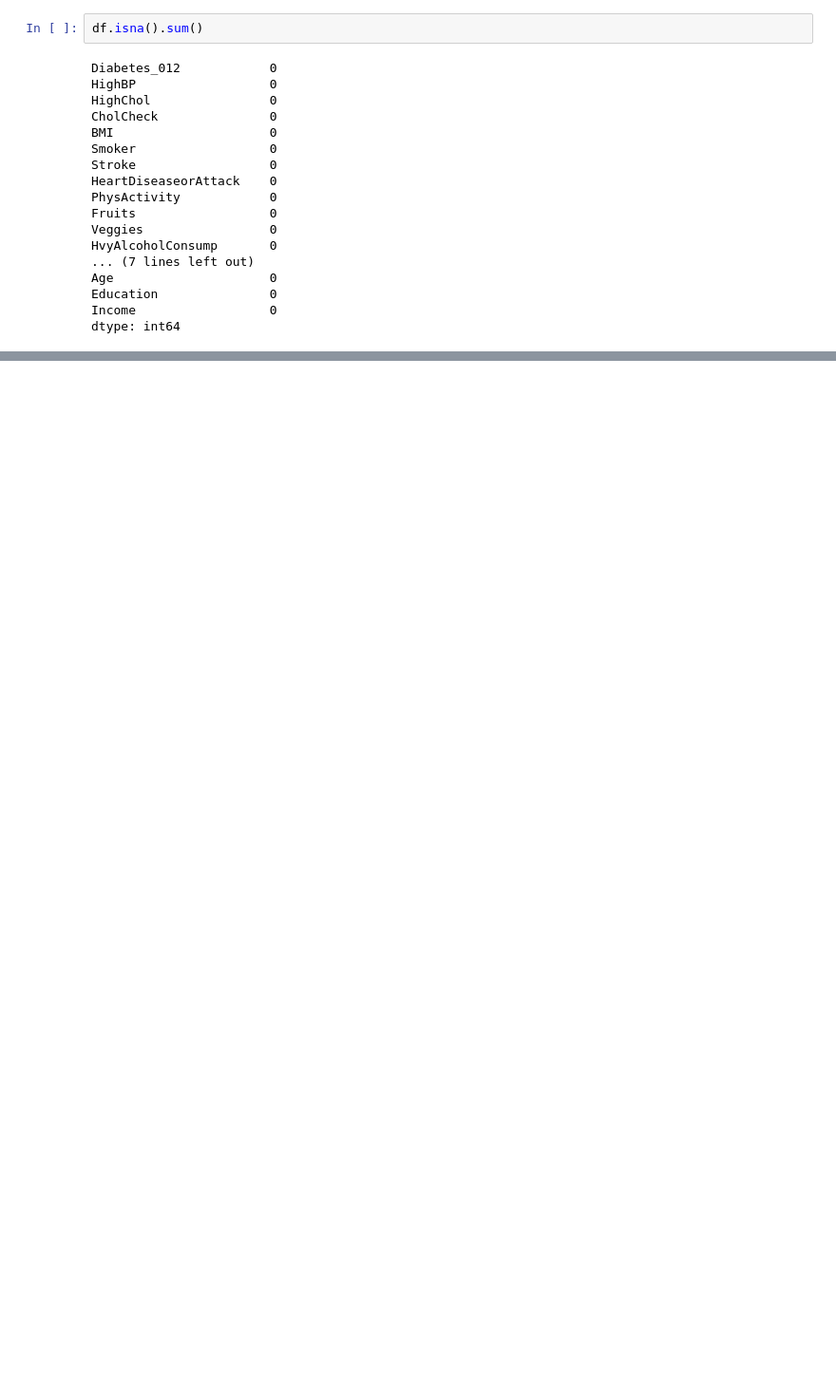
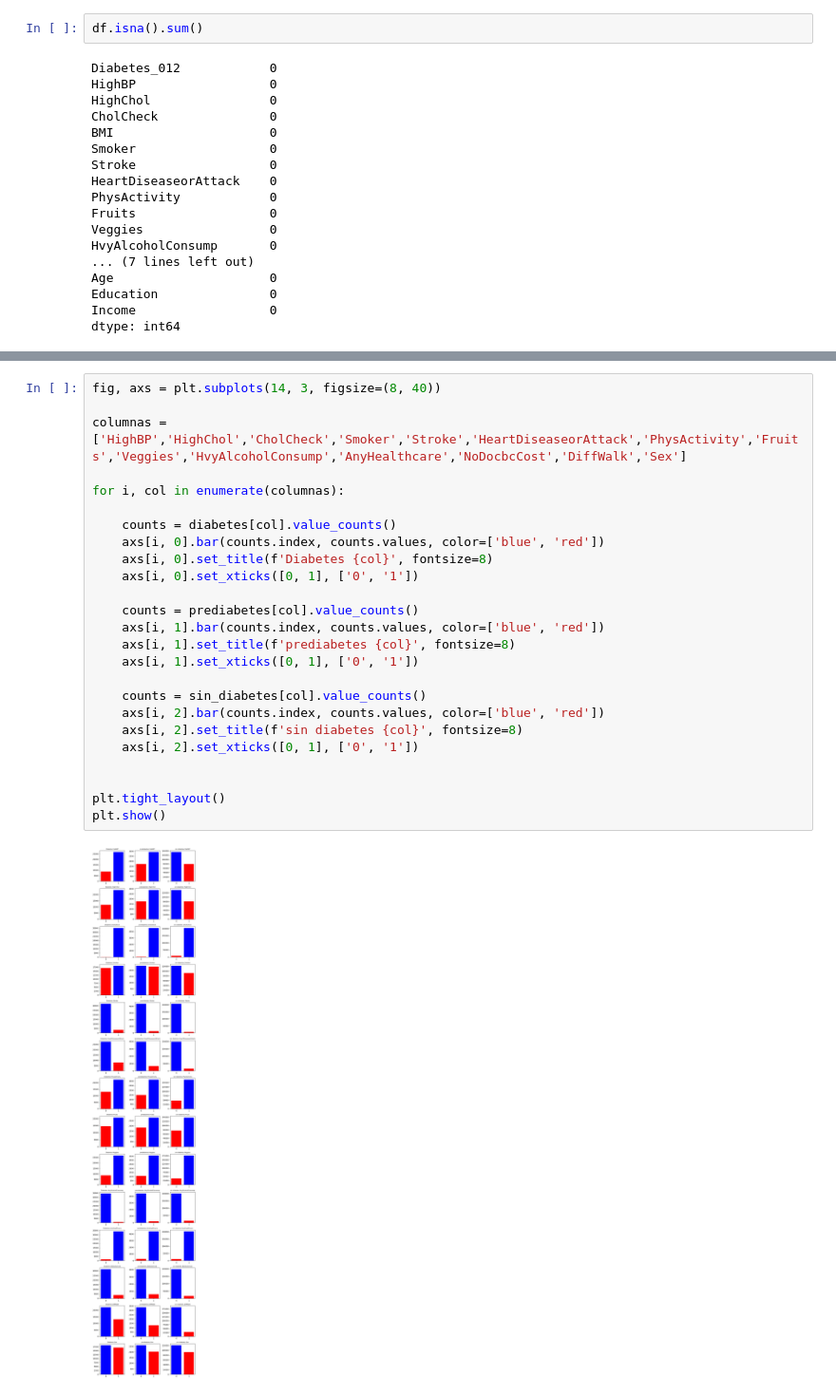
Before and after one commit to l1nk26/Proyecto-Samsung-Innovation-Campus, a Jupyter notebook: procesado_de_datos_f.ipynb, the cells around one changed output, grey strips where cells are left out. Shown at 95% size. Cells and saved outputs as stored; diff of their text form; blank space fills up the shorter version.

```diff
--- a/procesado_de_datos_f.ipynb
+++ b/procesado_de_datos_f.ipynb
@@ -111,0 +76,27 @@ NameError: name 'plt' is not defined
+# %%
+fig, axs = plt.subplots(14, 3, figsize=(8, 40))
+
+columnas = ['HighBP','HighChol','CholCheck','Smoker','Stroke','HeartDiseaseorAttack','PhysActivity','Fruits','Veggies','HvyAlcoholConsump','AnyHealthcare','NoDocbcCost','DiffWalk','Sex']
+
+for i, col in enumerate(columnas):
+
+    counts = diabetes[col].value_counts()
+    axs[i, 0].bar(counts.index, counts.values, color=['blue', 'red'])
+    axs[i, 0].set_title(f'Diabetes {col}', fontsize=8)
+    axs[i, 0].set_xticks([0, 1], ['0', '1'])
+
+    counts = prediabetes[col].value_counts()
+    axs[i, 1].bar(counts.index, counts.values, color=['blue', 'red'])
+    axs[i, 1].set_title(f'prediabetes {col}', fontsize=8)
+    axs[i, 1].set_xticks([0, 1], ['0', '1'])
+
+    counts = sin_diabetes[col].value_counts()
+    axs[i, 2].bar(counts.index, counts.values, color=['blue', 'red'])
+    axs[i, 2].set_title(f'sin diabetes {col}', fontsize=8)
+    axs[i, 2].set_xticks([0, 1], ['0', '1'])
+
+
+plt.tight_layout()
+plt.show()
+# %% [output]
+[figure, added]
```
Also changed, not shown: parts of 7 cells of this notebook.
